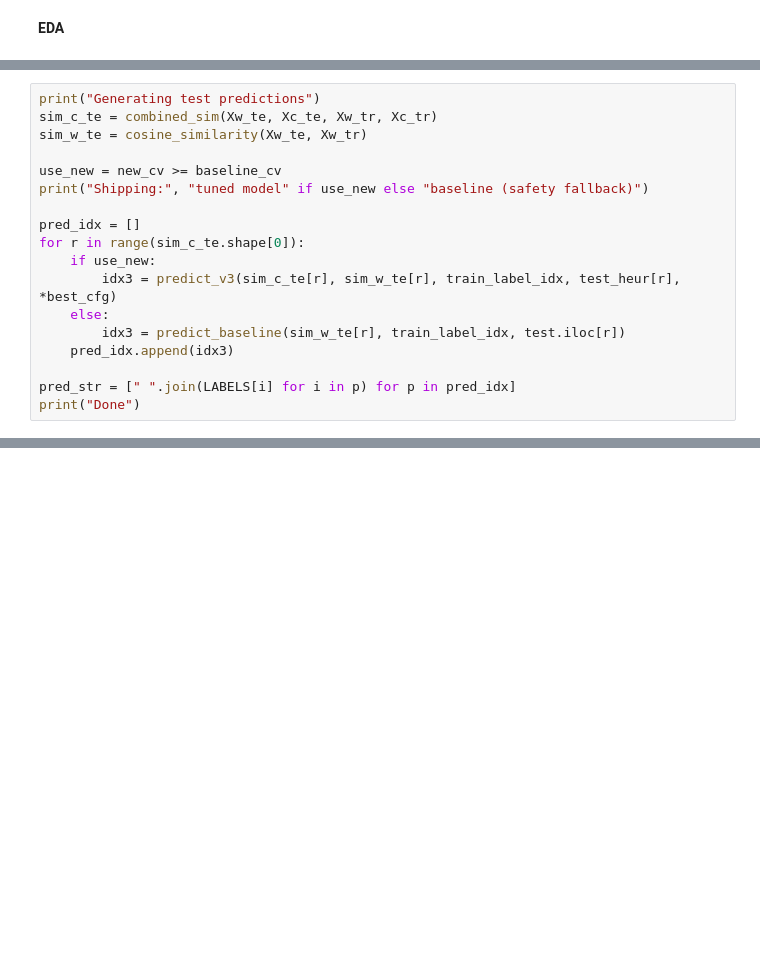
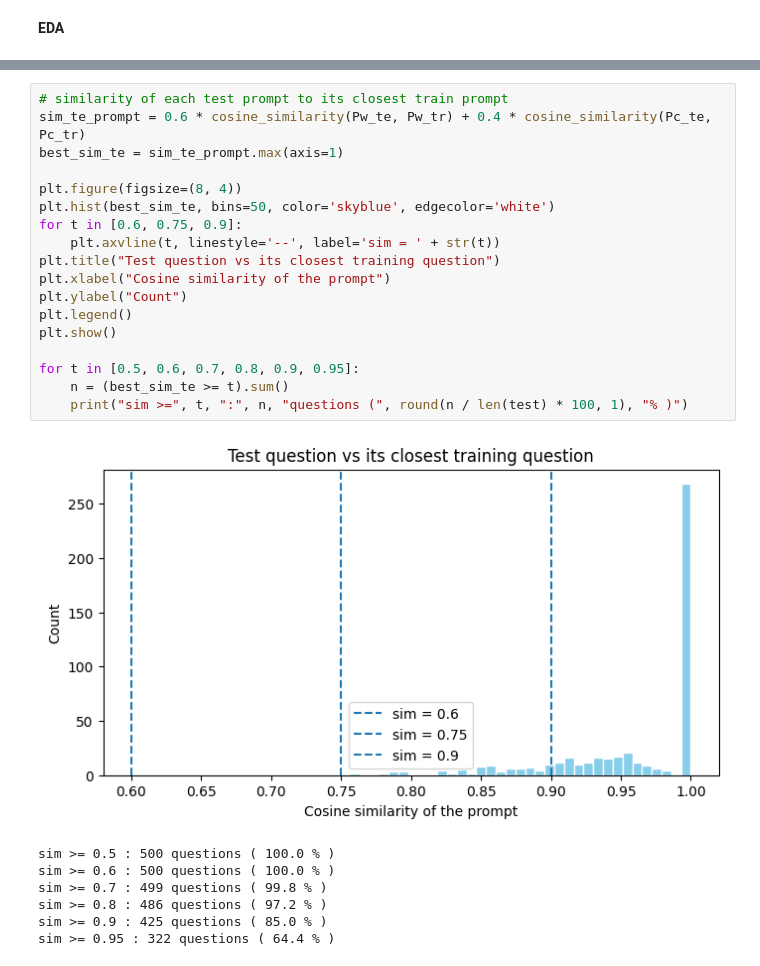
Before and after one commit to 22f1000828/DL-22f1000828-notebook-t22026, a Jupyter notebook: kaggle_notebook.ipynb, the cells around one changed output, grey strips where cells are left out. Drawn from its saved outputs; the diff is of its cells as text; blank space fills up the shorter version.

```diff
--- a/kaggle_notebook.ipynb
+++ b/kaggle_notebook.ipynb
@@ -605,18 +150,0 @@ plt.show()
-# %%
-print("Generating test predictions")
-sim_c_te = combined_sim(Xw_te, Xc_te, Xw_tr, Xc_tr)
-sim_w_te = cosine_similarity(Xw_te, Xw_tr)
-
-use_new = new_cv >= baseline_cv
-print("Shipping:", "tuned model" if use_new else "baseline (safety fallback)")
-
-pred_idx = []
-for r in range(sim_c_te.shape[0]):
-    if use_new:
-        idx3 = predict_v3(sim_c_te[r], sim_w_te[r], train_label_idx, test_heur[r], *best_cfg)
-    else:
-        idx3 = predict_baseline(sim_w_te[r], train_label_idx, test.iloc[r])
-    pred_idx.append(idx3)
-
-pred_str = [" ".join(LABELS[i] for i in p) for p in pred_idx]
-print("Done")
@@ -677,0 +182,26 @@ plt.show()
+# %%
+# similarity of each test prompt to its closest train prompt
+sim_te_prompt = 0.6 * cosine_similarity(Pw_te, Pw_tr) + 0.4 * cosine_similarity(Pc_te, Pc_tr)
+best_sim_te = sim_te_prompt.max(axis=1)
+
+plt.figure(figsize=(8, 4))
+plt.hist(best_sim_te, bins=50, color='skyblue', edgecolor='white')
+for t in [0.6, 0.75, 0.9]:
+    plt.axvline(t, linestyle='--', label='sim = ' + str(t))
+plt.title("Test question vs its closest training question")
+plt.xlabel("Cosine similarity of the prompt")
+plt.ylabel("Count")
+plt.legend()
+plt.show()
+
+for t in [0.5, 0.6, 0.7, 0.8, 0.9, 0.95]:
+    n = (best_sim_te >= t).sum()
+    print("sim >=", t, ":", n, "questions (", round(n / len(test) * 100, 1), "% )")
+# %% [output]
+[figure, added]
+sim >= 0.5 : 500 questions ( 100.0 % )
+sim >= 0.6 : 500 questions ( 100.0 % )
+sim >= 0.7 : 499 questions ( 99.8 % )
+sim >= 0.8 : 486 questions ( 97.2 % )
+sim >= 0.9 : 425 questions ( 85.0 % )
+sim >= 0.95 : 322 questions ( 64.4 % )
```
Also changed, not shown: parts of 47 cells of this notebook.
